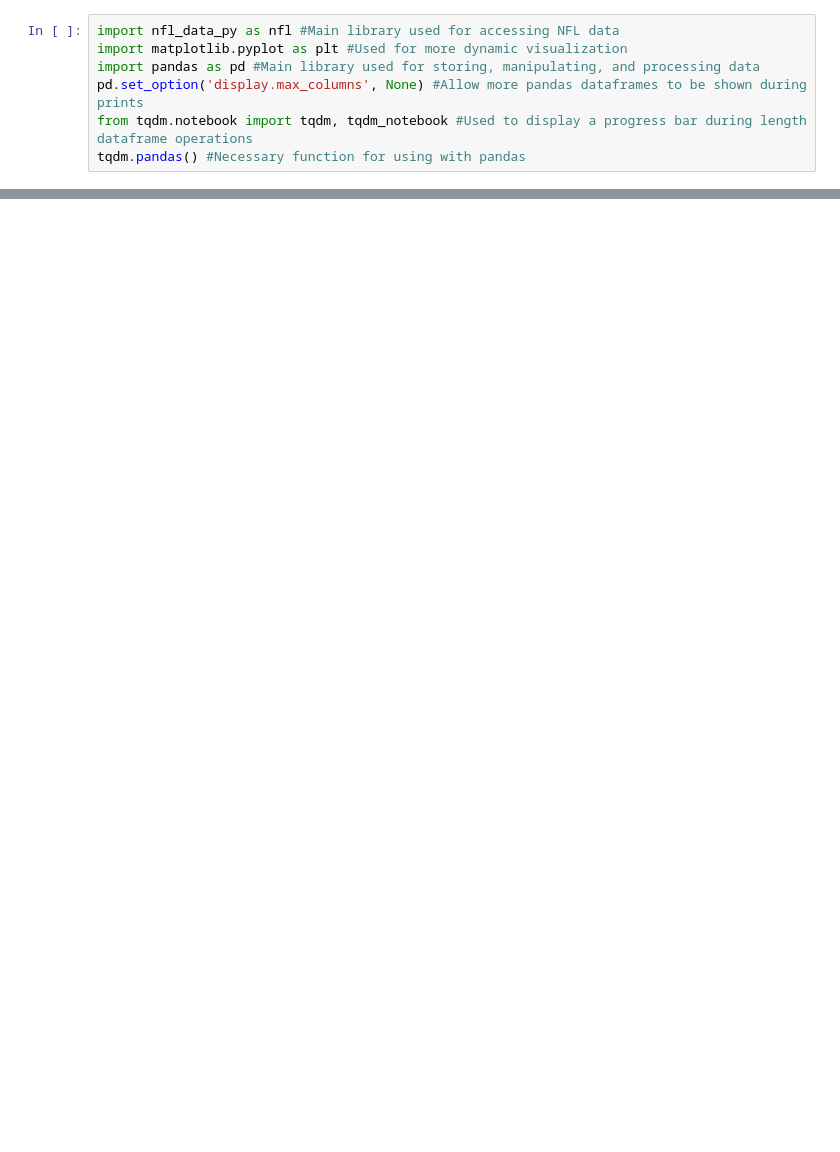
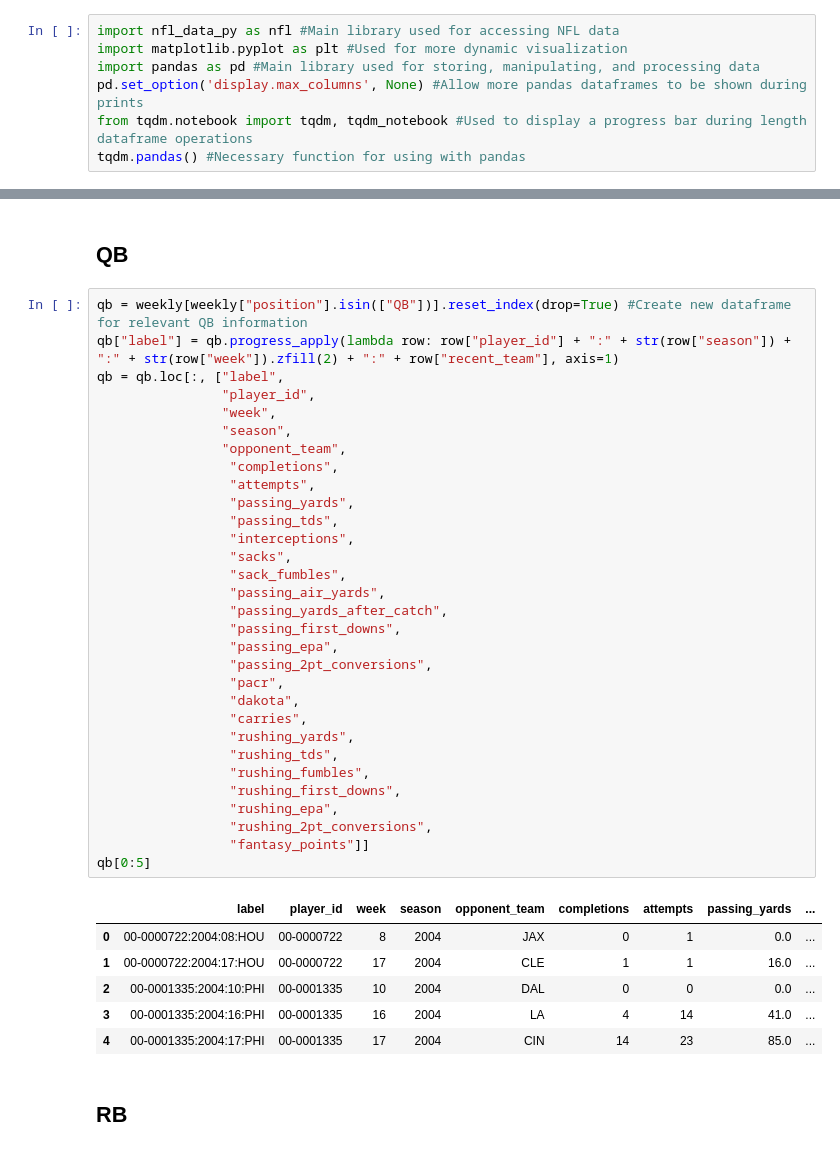
Before and after one commit to LoganMiller5505/nfl-data, a Jupyter notebook: main.ipynb, the cells around one changed output, grey strips where cells are left out. Cells and saved outputs as stored; diff of their text form; blank space fills up the shorter version.

```diff
--- a/main.ipynb
+++ b/main.ipynb
@@ -502,0 +127,42 @@ weekly[0:5] #Print sample of result
+# %% [markdown]
+## QB
+# %%
+qb = weekly[weekly["position"].isin(["QB"])].reset_index(drop=True) #Create new dataframe for relevant QB information
+qb["label"] = qb.progress_apply(lambda row: row["player_id"] + ":" + str(row["season"]) + ":" + str(row["week"]).zfill(2) + ":" + row["recent_team"], axis=1)
+qb = qb.loc[:, ["label",
+                "player_id",
+                "week",
+                "season",
+                "opponent_team",
+                 "completions",
+                 "attempts",
+                 "passing_yards",
+                 "passing_tds",
+                 "interceptions",
+                 "sacks",
+                 "sack_fumbles",
+                 "passing_air_yards",
+                 "passing_yards_after_catch",
+                 "passing_first_downs",
+                 "passing_epa",
+                 "passing_2pt_conversions",
+                 "pacr",
+                 "dakota",
+                 "carries",
+                 "rushing_yards",
+                 "rushing_tds",
+                 "rushing_fumbles",
+                 "rushing_first_downs",
+                 "rushing_epa",
+                 "rushing_2pt_conversions",
+                 "fantasy_points"]]
+qb[0:5]
+# %% [output]
+|  | label | player_id | week | season | opponent_team | completions | attempts | passing_yards | ... |
+| 0 | 00-0000722:2004:08:HOU | 00-0000722 | 8 | 2004 | JAX | 0 | 1 | 0.0 | ... |
+| 1 | 00-0000722:2004:17:HOU | 00-0000722 | 17 | 2004 | CLE | 1 | 1 | 16.0 | ... |
+| 2 | 00-0001335:2004:10:PHI | 00-0001335 | 10 | 2004 | DAL | 0 | 0 | 0.0 | ... |
+| 3 | 00-0001335:2004:16:PHI | 00-0001335 | 16 | 2004 | LA | 4 | 14 | 41.0 | ... |
+| 4 | 00-0001335:2004:17:PHI | 00-0001335 | 17 | 2004 | CIN | 14 | 23 | 85.0 | ... |
+# %% [markdown]
+## RB
```
Also changed, not shown: parts of 85 cells of this notebook, 2 other files.
